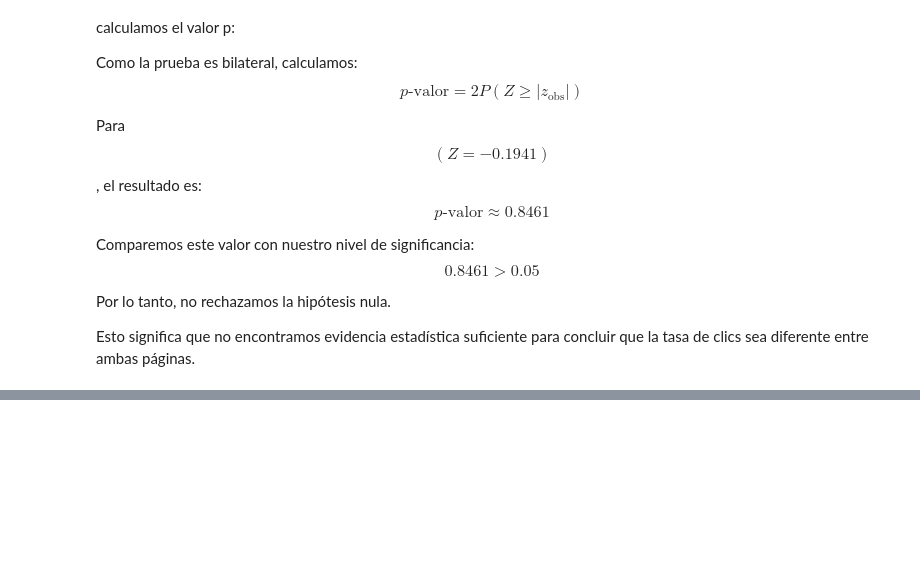
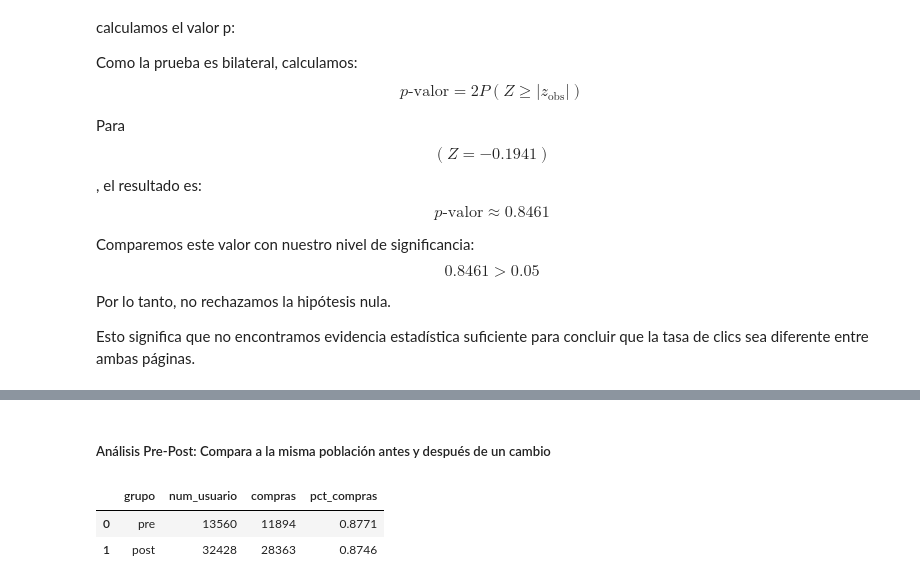
Before and after one commit to user14721068/SQL, a Jupyter notebook: 7.-Análisis de experimentos.ipynb, the cells around one changed output, grey strips where cells are left out. Saved outputs shown, nothing was run; the diff lists cells and outputs as text; code cells hidden in the pictures; blank space fills up the shorter version.

```diff
--- a/7.-Análisis de experimentos.ipynb
+++ b/7.-Análisis de experimentos.ipynb
@@ -289,0 +609,28 @@ Esto significa que no encontramos evidencia estadística suficiente para conclui
+# %% [markdown]
+##### Análisis Pre-Post: Compara a la misma población antes y después de un cambio
+# %%
+# Realizar un analisis del comportamiento de las compras en la pagina web 5 días antes y 5 días después de día de reyes.
+# Usar una prueba estadistica para probar la hipotesis de que la proporcion de compras es la misma en ambos grupos. */
+
+query = r"""
+select
+    case
+        when experiment_date >= "2020-01-01" and experiment_date <= "2020-01-05" then "pre"
+        when experiment_date >= "2020-01-06" and experiment_date <= "2020-01-10" then "post"
+    end as grupo,
+    count(user_id) as num_usuario,
+    count(case when purchased_items > 0 then 1 end) as compras,
+    count(case when purchased_items > 0 then 1 end) / count(user_id) as pct_compras
+from
+    experimentos.paginaweb
+where
+    experiment_date >= "2020-01-01" and experiment_date <= "2020-01-10"
+group by
+    1;
+"""
+df = pd.read_sql(text(query),engine)
+df.head(10)
+# %% [output]
+|  | grupo | num_usuario | compras | pct_compras |
+| 0 | pre | 13560 | 11894 | 0.8771 |
+| 1 | post | 32428 | 28363 | 0.8746 |
```
Also changed, not shown: parts of 27 cells of this notebook.
